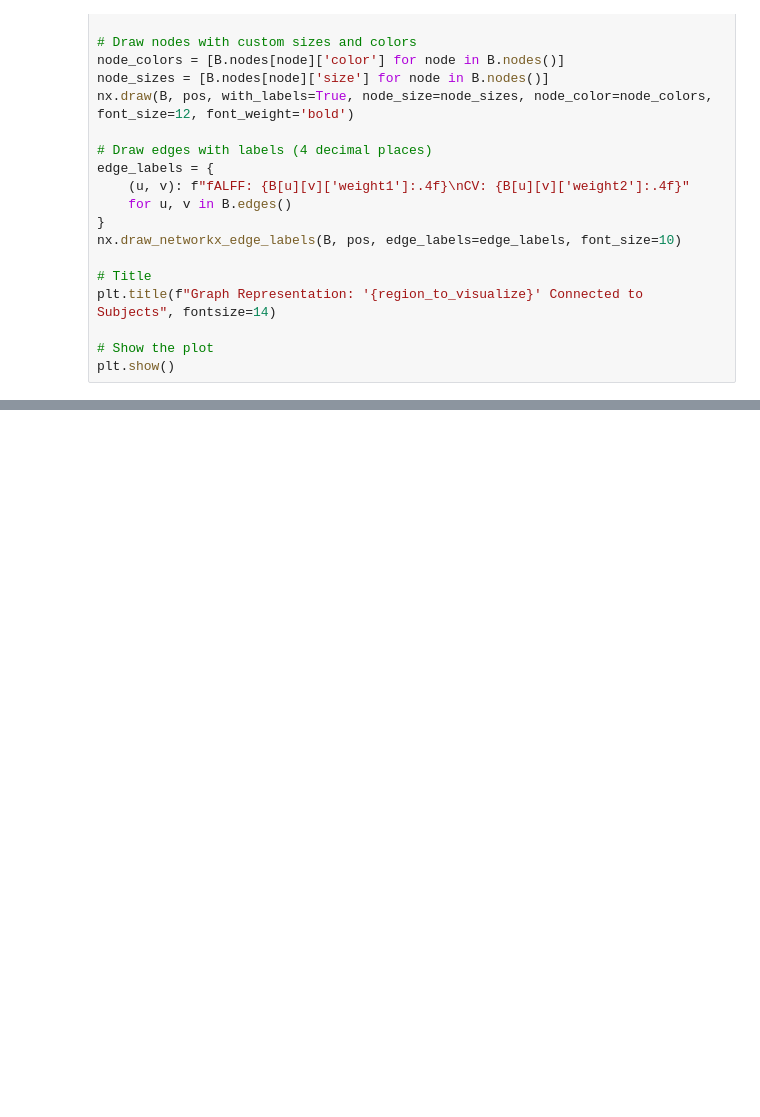
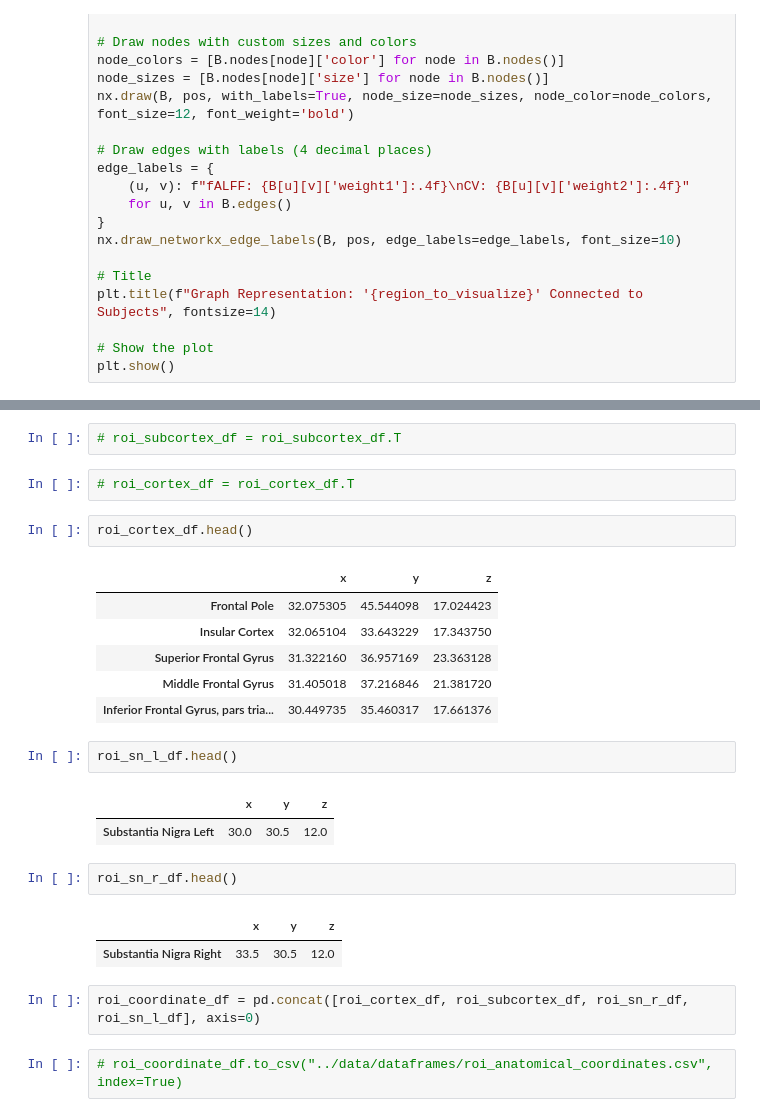
Before and after one commit to efwoods/Parkinsons_Disease_Study, a Jupyter notebook: notebooks/_initial_analysis_collecting_and_calculating_dataframes.ipynb, the cells around one changed output, grey strips where cells are left out. Drawn from its saved outputs; the diff is of its cells as text; blank space fills up the shorter version.

```diff
--- a/notebooks/_initial_analysis_collecting_and_calculating_dataframes.ipynb
+++ b/notebooks/_initial_analysis_collecting_and_calculating_dataframes.ipynb
@@ -1567,0 +1392,27 @@ animate();
+# %%
+# roi_subcortex_df = roi_subcortex_df.T
+# %%
+# roi_cortex_df = roi_cortex_df.T
+# %%
+roi_cortex_df.head()
+# %% [output]
+|  | x | y | z |
+| Frontal Pole | 32.075305 | 45.544098 | 17.024423 |
+| Insular Cortex | 32.065104 | 33.643229 | 17.343750 |
+| Superior Frontal Gyrus | 31.322160 | 36.957169 | 23.363128 |
+| Middle Frontal Gyrus | 31.405018 | 37.216846 | 21.381720 |
+| Inferior Frontal Gyrus, pars tria... | 30.449735 | 35.460317 | 17.661376 |
+# %%
+roi_sn_l_df.head()
+# %% [output]
+|  | x | y | z |
+| Substantia Nigra Left | 30.0 | 30.5 | 12.0 |
+# %%
+roi_sn_r_df.head()
+# %% [output]
+|  | x | y | z |
+| Substantia Nigra Right | 33.5 | 30.5 | 12.0 |
+# %%
+roi_coordinate_df = pd.concat([roi_cortex_df, roi_subcortex_df, roi_sn_r_df, roi_sn_l_df], axis=0)
+# %%
+# roi_coordinate_df.to_csv("../data/dataframes/roi_anatomical_coordinates.csv", index=True)
```
Also changed, not shown: parts of 75 cells of this notebook, 4 other files.
